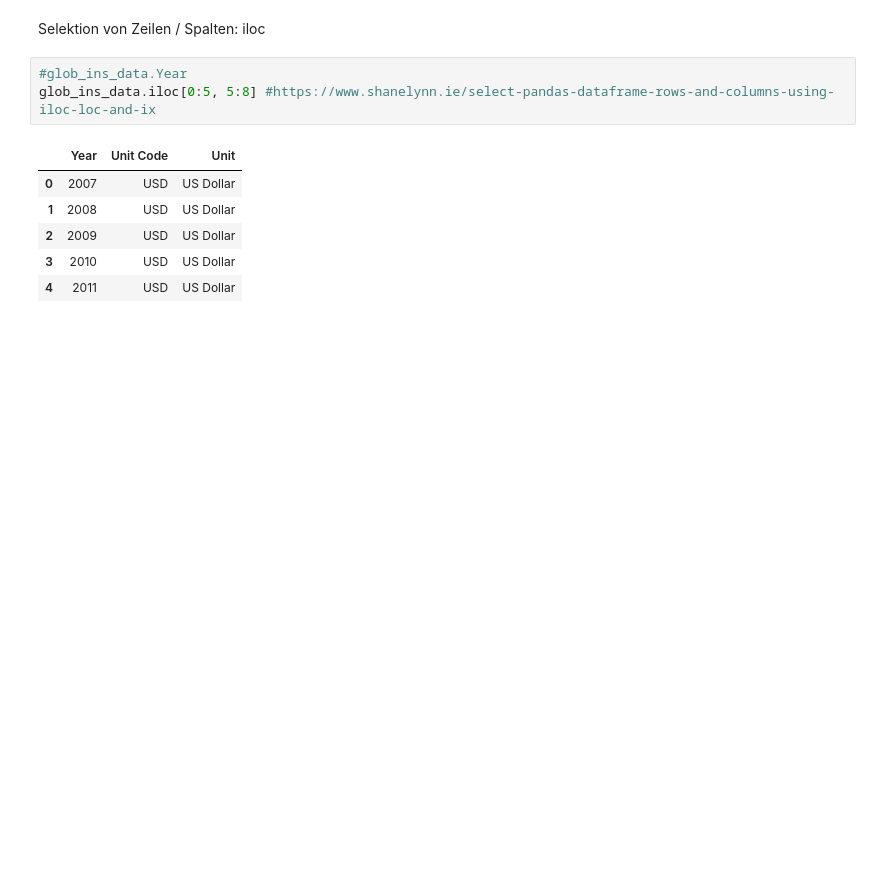
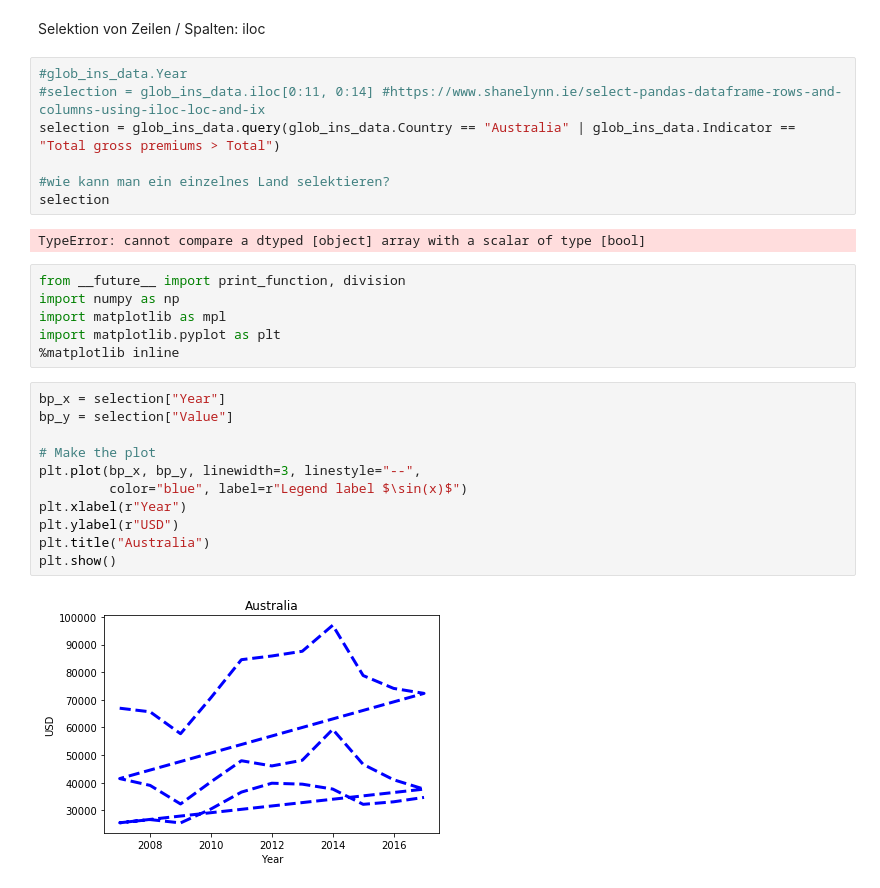
Before and after one commit to junker-joerg/ims2020, a Jupyter notebook: IMS2020_Kapitel_1.ipynb, the cells around one changed output. Cells and saved outputs as stored; diff of their text form; blank space fills up the shorter version.

```diff
--- a/IMS2020_Kapitel_1.ipynb
+++ b/IMS2020_Kapitel_1.ipynb
@@ -21,11 +24,29 @@ glob_ins_data = pd.read_csv('INSIND_06012020212318611.csv')
 Selektion von Zeilen / Spalten: iloc
 # %%
 #glob_ins_data.Year
-glob_ins_data.iloc[0:5, 5:8] #https://www.shanelynn.ie/select-pandas-dataframe-rows-and-columns-using-iloc-loc-and-ix
+#selection = glob_ins_data.iloc[0:11, 0:14] #https://www.shanelynn.ie/select-pandas-dataframe-rows-and-columns-using-iloc-loc-and-ix
+selection = glob_ins_data.query(glob_ins_data.Country == "Australia" | glob_ins_data.Indicator == "Total gross premiums > Total")
+
+#wie kann man ein einzelnes Land selektieren?
+selection
 # %% [output]
-|  | Year | Unit Code | Unit |
-| 0 | 2007 | USD | US Dollar |
-| 1 | 2008 | USD | US Dollar |
-| 2 | 2009 | USD | US Dollar |
-| 3 | 2010 | USD | US Dollar |
-| 4 | 2011 | USD | US Dollar |
+TypeError: cannot compare a dtyped [object] array with a scalar of type [bool]
+# %%
+from __future__ import print_function, division
+import numpy as np
+import matplotlib as mpl
+import matplotlib.pyplot as plt
+%matplotlib inline
+# %%
+bp_x = selection["Year"]
+bp_y = selection["Value"]
+
+# Make the plot
+plt.plot(bp_x, bp_y, linewidth=3, linestyle="--",
+         color="blue", label=r"Legend label $\sin(x)$")
+plt.xlabel(r"Year")
+plt.ylabel(r"USD")
+plt.title("Australia")
+plt.show()
+# %% [output]
+[figure, added]
```
Also changed, not shown: parts of 2 cells of this notebook.
